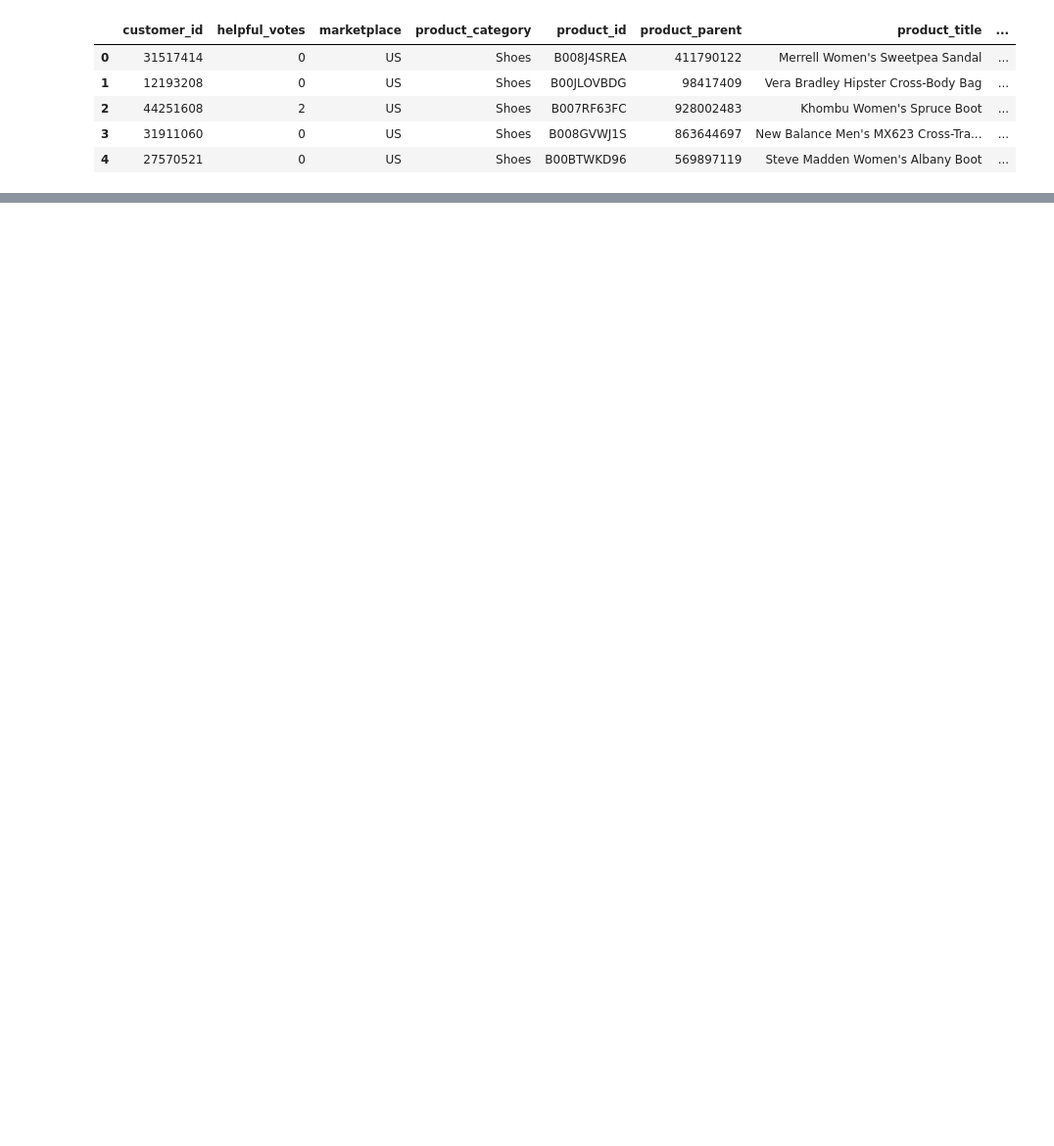
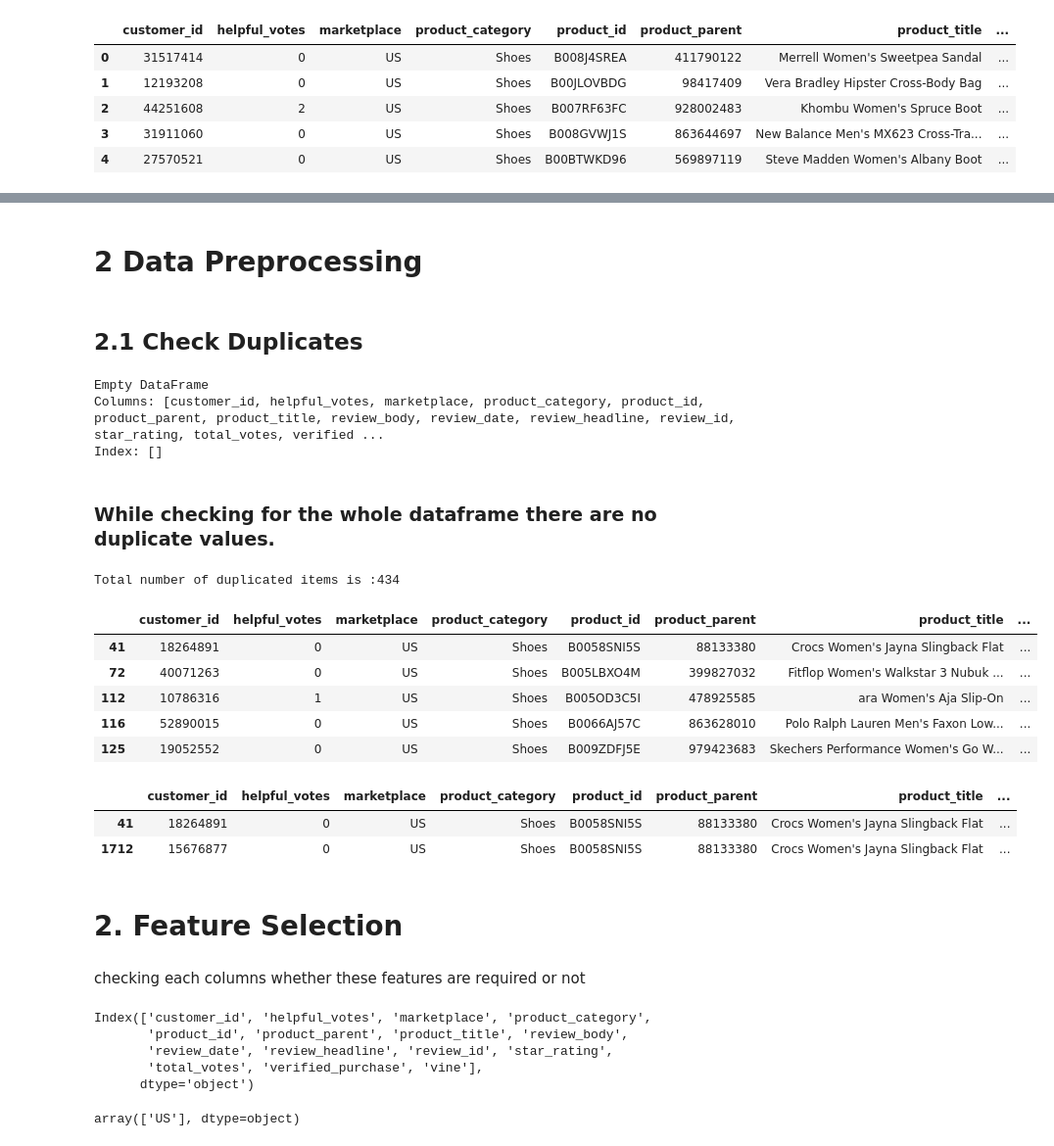
Before and after one commit to shubhampokhrel81/Amazon-US-shoes-review-using-NLP, a Jupyter notebook: assignment1_word_vectorization.ipynb, the cells around one changed output, grey strips where cells are left out. Shown at 98% size. Saved outputs shown, nothing was run; the diff lists cells and outputs as text; code cells hidden in the pictures; blank space fills up the shorter version.

Commit message:
check duplicates

```diff
--- a/assignment1_word_vectorization.ipynb
+++ b/assignment1_word_vectorization.ipynb
@@ -298,0 +256,47 @@ array(['Shoes'], dtype=object)
+# %% [markdown]
+# 2 Data Preprocessing
+# %% [markdown]
+## 2.1 Check Duplicates
+# %%
+duplicate_df = df[df.duplicated(keep=False)]
+print(duplicate_df)
+# %% [output]
+Empty DataFrame
+Columns: [customer_id, helpful_votes, marketplace, product_category, product_id, product_parent, product_title, review_body, review_date, review_headline, review_id, star_rating, total_votes, verified ...
+Index: []
+# %% [markdown]
+### While checking for the whole dataframe there are no duplicate values.
+# %%
+df_duplicates = df[df.duplicated(subset=['product_id'], keep=False)]
+print(f"Total number of duplicated items is :{len(df_duplicates)}")
+df_duplicates.head(5)
+# %% [output]
+Total number of duplicated items is :434
+|  | customer_id | helpful_votes | marketplace | product_category | product_id | product_parent | product_title | ... |
+| 41 | 18264891 | 0 | US | Shoes | B0058SNI5S | 88133380 | Crocs Women's Jayna Slingback Flat | ... |
+| 72 | 40071263 | 0 | US | Shoes | B005LBXO4M | 399827032 | Fitflop Women's Walkstar 3 Nubuk ... | ... |
+| 112 | 10786316 | 1 | US | Shoes | B005OD3C5I | 478925585 | ara Women's Aja Slip-On | ... |
+| 116 | 52890015 | 0 | US | Shoes | B0066AJ57C | 863628010 | Polo Ralph Lauren Men's Faxon Low... | ... |
+| 125 | 19052552 | 0 | US | Shoes | B009ZDFJ5E | 979423683 | Skechers Performance Women's Go W... | ... |
+# %%
+df[df['product_id'] == 'B0058SNI5S']
+# %% [output]
+|  | customer_id | helpful_votes | marketplace | product_category | product_id | product_parent | product_title | ... |
+| 41 | 18264891 | 0 | US | Shoes | B0058SNI5S | 88133380 | Crocs Women's Jayna Slingback Flat | ... |
+| 1712 | 15676877 | 0 | US | Shoes | B0058SNI5S | 88133380 | Crocs Women's Jayna Slingback Flat | ... |
+# %% [markdown]
+# 2. Feature Selection
+# %% [markdown]
+checking each columns whether these features are required or not
+# %%
+df.columns
+# %% [output]
+Index(['customer_id', 'helpful_votes', 'marketplace', 'product_category',
+       'product_id', 'product_parent', 'product_title', 'review_body',
+       'review_date', 'review_headline', 'review_id', 'star_rating',
+       'total_votes', 'verified_purchase', 'vine'],
+      dtype='object')
+# %%
+df['marketplace'].unique()
+# %% [output]
+array(['US'], dtype=object)
```
Also changed, not shown: parts of 37 cells of this notebook.
